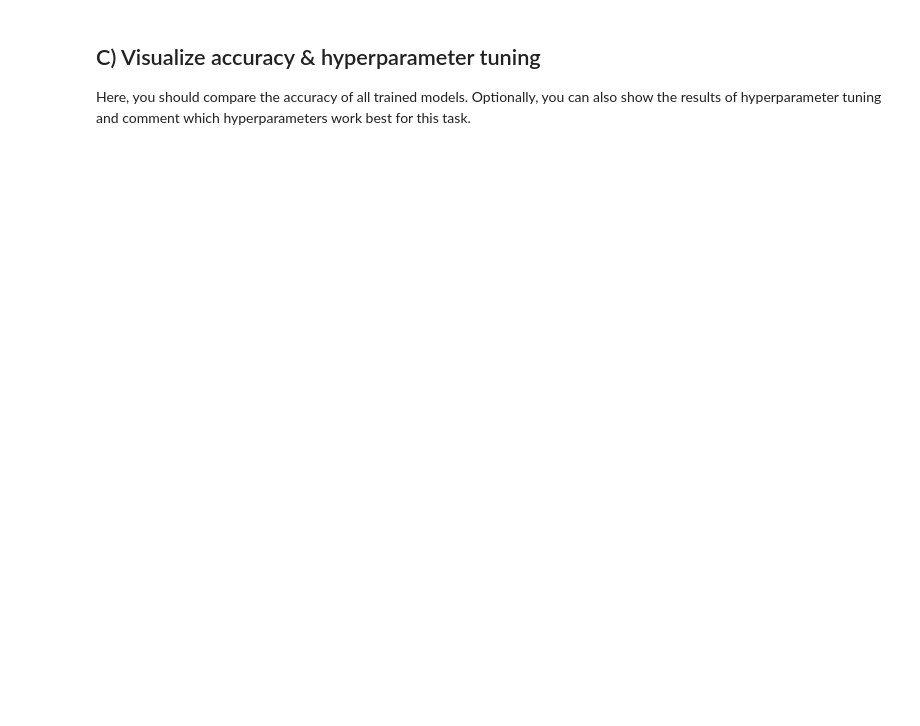
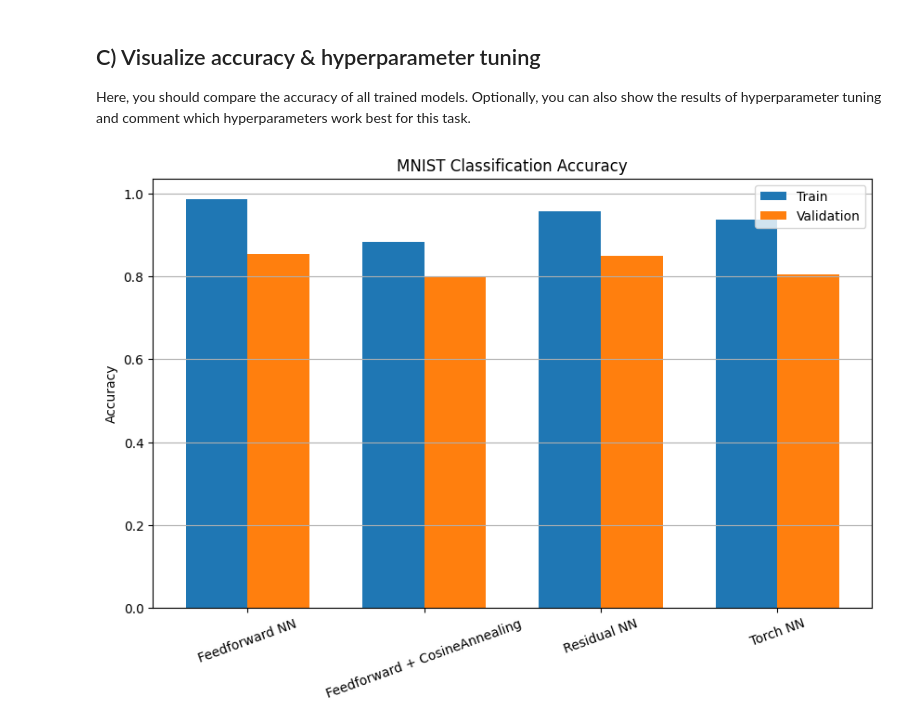
Before and after one commit to hertie-data-science-lab/assignment-1-ps_1_c, a Jupyter notebook: MNIST_classification.ipynb, the cells around one changed output. Saved outputs shown, nothing was run; the diff lists cells and outputs as text; code cells hidden in the pictures; blank space fills up the shorter version.

```diff
--- a/MNIST_classification.ipynb
+++ b/MNIST_classification.ipynb
@@ -63,5 +102,5 @@ fnn.fit(x_train, y_train, x_val, y_val, cosine_annealing_lr=True)
 # %% [markdown]
 ### Test residual neural network
 # %%
-res_nn = ResNetwork(sizes=[784, 128, 128, 10], learning_rate=1, epochs=50)
+res_nn = ResNetwork(sizes=[784, 128, 128, 10], learning_rate=.1, epochs=50)
 res_nn.fit(x_train, y_train, x_val, y_val)
@@ -103,0 +174,49 @@ Here, you should compare the accuracy of all trained models. Optionally, you can
+# %%
+### BEGIN SOLUTION ###
+
+#Compute accuracies for all the models
+fnn_train_acc = float(fnn.compute_accuracy(x_train, y_train))
+fnn_val_acc = float(fnn.compute_accuracy(x_val, y_val))
+
+fnn_cosine_train_acc = float(fnn_cosine.compute_accuracy(x_train, y_train))
+fnn_cosine_val_acc = float(fnn_cosine.compute_accuracy(x_val, y_val))
+
+res_nn_train_acc = float(res_nn.compute_accuracy(x_train, y_train))
+res_nn_val_acc = float(res_nn.compute_accuracy(x_val, y_val))
+
+torch_train_acc = torch_nn.predict(train_loader)
+torch_val_acc = torch_nn.predict(val_loader)
+
+#Build dictionary
+results = {
+    "Feedforward NN": (fnn_train_acc, fnn_val_acc),
+    "Feedforward + CosineAnnealing": (fnn_cosine_train_acc, fnn_cosine_val_acc),
+    "Residual NN": (res_nn_train_acc, res_nn_val_acc),
+    "Torch NN": (torch_train_acc, torch_val_acc)
+}
+
+#Plot
+
+
+models = list(results.keys())
+train_accs = [results[m][0] for m in models]
+val_accs = [results[m][1] for m in models]
+
+x = np.arange(len(models))
+width = 0.35
+
+plt.figure(figsize=(10,6))
+plt.bar(x - width/2, train_accs, width, label='Train')
+plt.bar(x + width/2, val_accs, width, label='Validation')
+
+plt.xticks(x, models, rotation=20)
+plt.ylabel("Accuracy")
+plt.title("MNIST Classification Accuracy")
+plt.legend()
+plt.grid(axis='y')
+plt.show()
+
+
+### END SOLUTION ###
+# %% [output]
+[figure, added]
```
Also changed, not shown: parts of 6 cells of this notebook.
